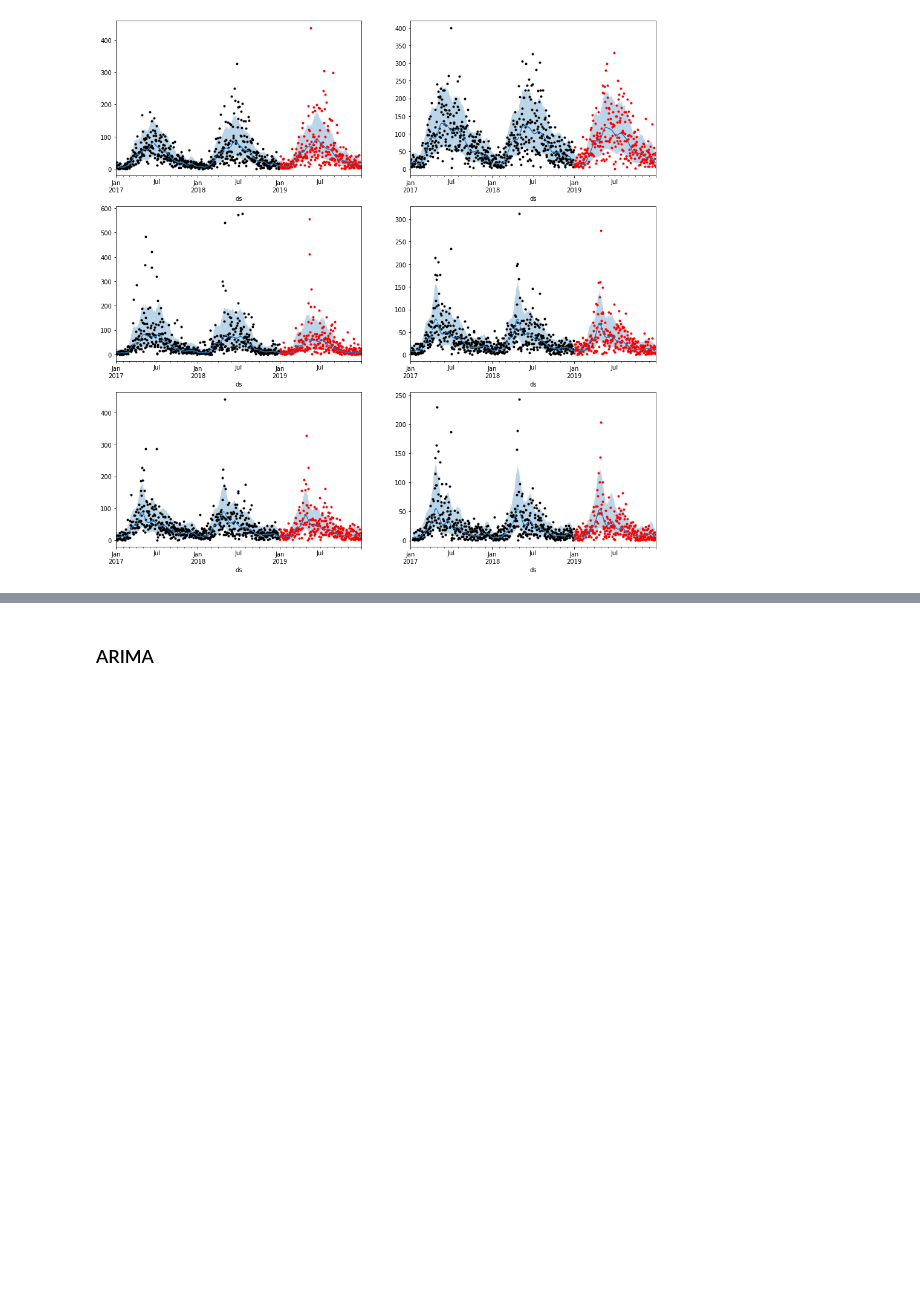
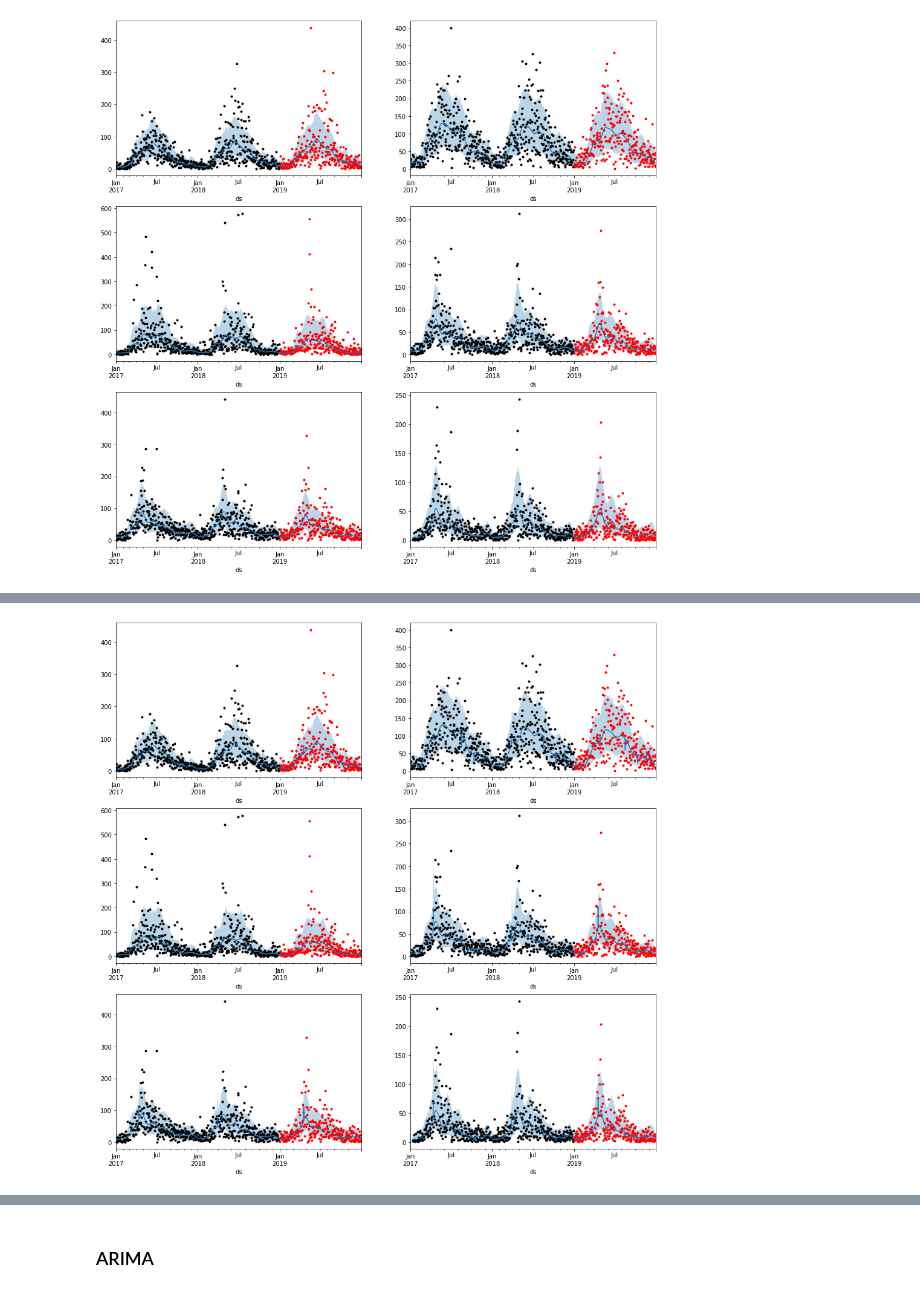
Before and after one commit to coldwhitewinters/LV, a Jupyter notebook: notebooks/forecaster_daily.ipynb, the cells around one changed output, grey strips where cells are left out. Saved outputs shown, nothing was run; the diff lists cells and outputs as text; code cells hidden in the pictures; blank space fills up the shorter version.

```diff
--- a/notebooks/forecaster_daily.ipynb
+++ b/notebooks/forecaster_daily.ipynb
@@ -336,0 +165,4 @@ mae_prophet
+# %%
+model = ProphetForecaster(country_holidays="AR", yearly_seasonality=10)
+model.fit(train)
+fcst = model.predict(steps=365).asfreq("D")
@@ -336,0 +174,8 @@ mae_prophet
+# %%
+f, axs = plt.subplots(3, 2, figsize=(16,16))
+items = fcst.columns.get_level_values(0).drop_duplicates()
+item_ax = zip(items, np.ravel(axs))
+for item, ax in item_ax:
+    utils.plot_fcst(fcst[item], train=train[item], test=test[item], ax=ax)
+# %% [output]
+[figure, added]
```
Also changed, not shown: parts of 30 cells of this notebook, 4 other files.
